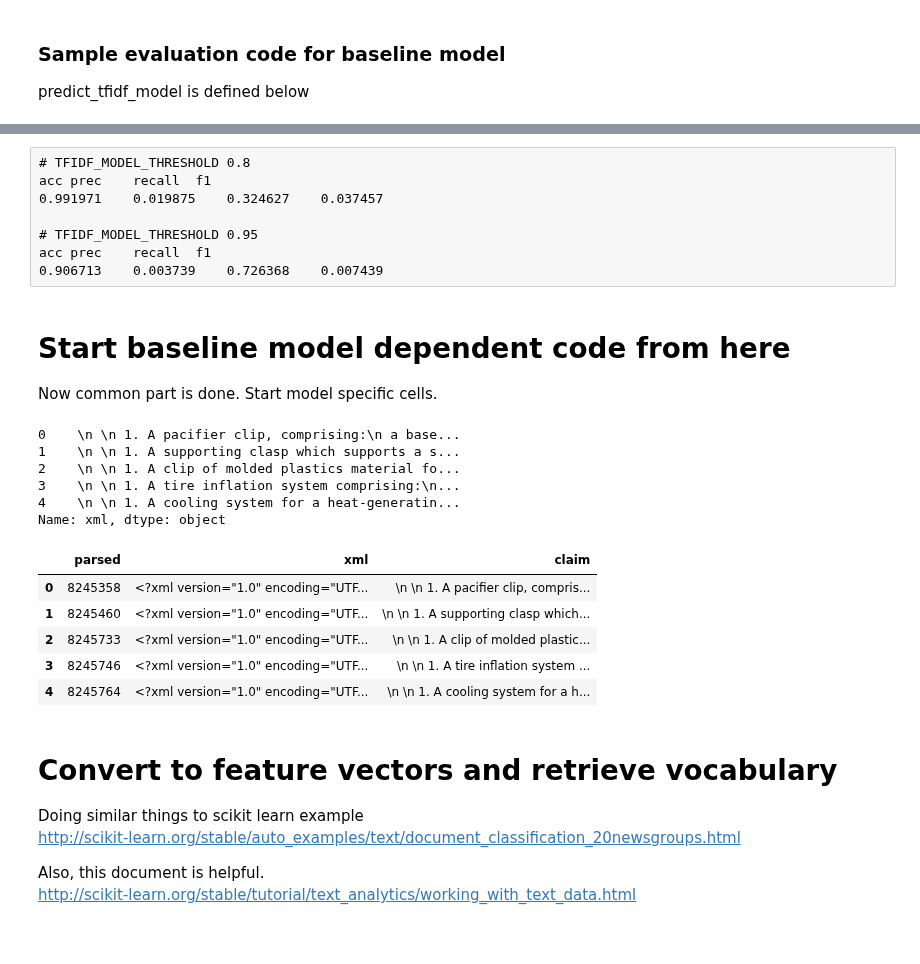
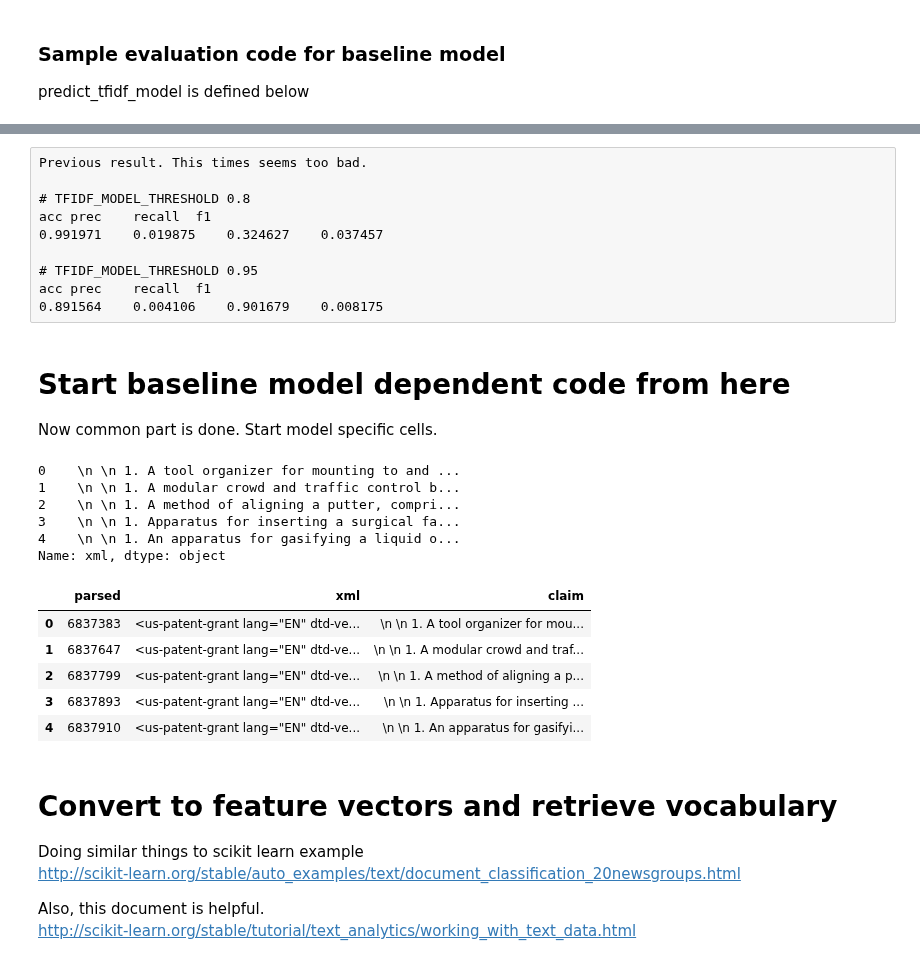
Before and after one commit to yoheikikuta/US-patent-analysis, a Jupyter notebook: notebook/tfidf_nearest.ipynb, the cells around one changed output, grey strips where cells are left out. Cells and saved outputs as stored; diff of their text form; code cells hidden in the pictures.

```diff
--- a/notebook/tfidf_nearest.ipynb
+++ b/notebook/tfidf_nearest.ipynb
@@ -123,0 +208,6 @@ def whole_xml_to_claim(whole):
+# %%
+grantsh5 = h5py.File('../data/patent_grants_with_office_actions_2005-2012.h5', 'r')
+# %%
+grants_target_ids = sorted(list(citations_info_target.parsed.unique()))
+# %%
+grants_target_df = pd.DataFrame({"parsed": grants_target_ids, "xml": [grantsh5[str(pid)].value for pid in grants_target_ids]})
@@ -236,36 +339,38 @@ calc_summary(pred_df, label_df)
 # %% [raw]
+Previous result. This times seems too bad.
+
 # TFIDF_MODEL_THRESHOLD 0.8
 acc	prec	recall	f1
 0.991971	0.019875	0.324627	0.037457
 
 # TFIDF_MODEL_THRESHOLD 0.95
 acc	prec	recall	f1
-0.906713	0.003739	0.726368	0.007439
+0.891564	0.004106	0.901679	0.008175
 # %% [markdown]
 # Start baseline model dependent code from here
 
 Now common part is done.
 Start model specific cells.
 # %%
-grants_all_df.head()["xml"].map(whole_xml_to_claim)
+grants_target_df.head()["xml"].map(whole_xml_to_claim)
 # %% [output]
-0    \n \n 1. A pacifier clip, comprising:\n a base...
-1    \n \n 1. A supporting clasp which supports a s...
-2    \n \n 1. A clip of molded plastics material fo...
-3    \n \n 1. A tire inflation system comprising:\n...
-4    \n \n 1. A cooling system for a heat-generatin...
+0    \n \n 1. A tool organizer for mounting to and ...
+1    \n \n 1. A modular crowd and traffic control b...
+2    \n \n 1. A method of aligning a putter, compri...
+3    \n \n 1. Apparatus for inserting a surgical fa...
+4    \n \n 1. An apparatus for gasifying a liquid o...
 Name: xml, dtype: object
 # %%
-grants_all_df["claim"] = grants_all_df["xml"].map(whole_xml_to_claim)
+grants_target_df["claim"] = grants_target_df["xml"].map(whole_xml_to_claim)
 # %%
-grants_all_df.head()
+grants_target_df.head()
 # %% [output]
 |  | parsed | xml | claim |
-| 0 | 8245358 | <?xml version="1.0" encoding="UTF... | \n \n 1. A pacifier clip, compris... |
-| 1 | 8245460 | <?xml version="1.0" encoding="UTF... | \n \n 1. A supporting clasp which... |
-| 2 | 8245733 | <?xml version="1.0" encoding="UTF... | \n \n 1. A clip of molded plastic... |
-| 3 | 8245746 | <?xml version="1.0" encoding="UTF... | \n \n 1. A tire inflation system ... |
-| 4 | 8245764 | <?xml version="1.0" encoding="UTF... | \n \n 1. A cooling system for a h... |
+| 0 | 6837383 | <us-patent-grant lang="EN" dtd-ve... | \n \n 1. A tool organizer for mou... |
+| 1 | 6837647 | <us-patent-grant lang="EN" dtd-ve... | \n \n 1. A modular crowd and traf... |
+| 2 | 6837799 | <us-patent-grant lang="EN" dtd-ve... | \n \n 1. A method of aligning a p... |
+| 3 | 6837893 | <us-patent-grant lang="EN" dtd-ve... | \n \n 1. Apparatus for inserting ... |
+| 4 | 6837910 | <us-patent-grant lang="EN" dtd-ve... | \n \n 1. An apparatus for gasifyi... |
 # %% [markdown]
 # Convert to feature vectors and retrieve vocabulary
 
```
Also changed, not shown: parts of 161 cells of this notebook.
